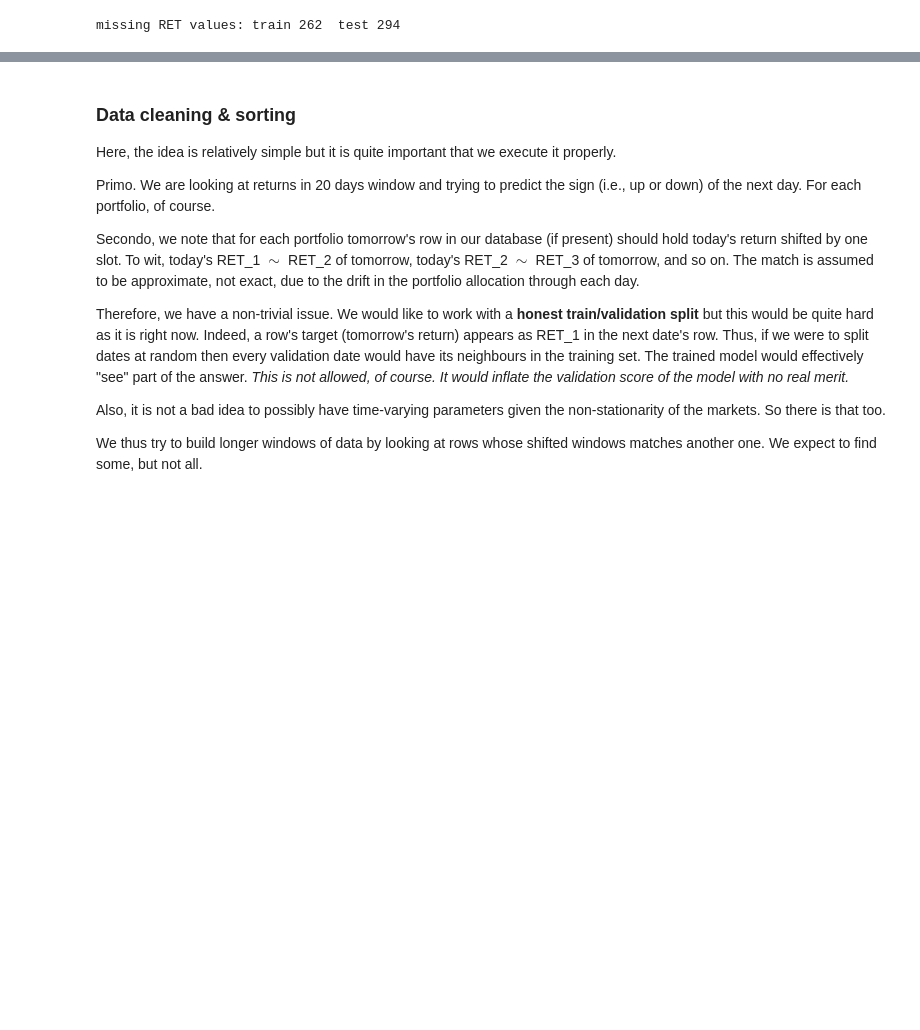
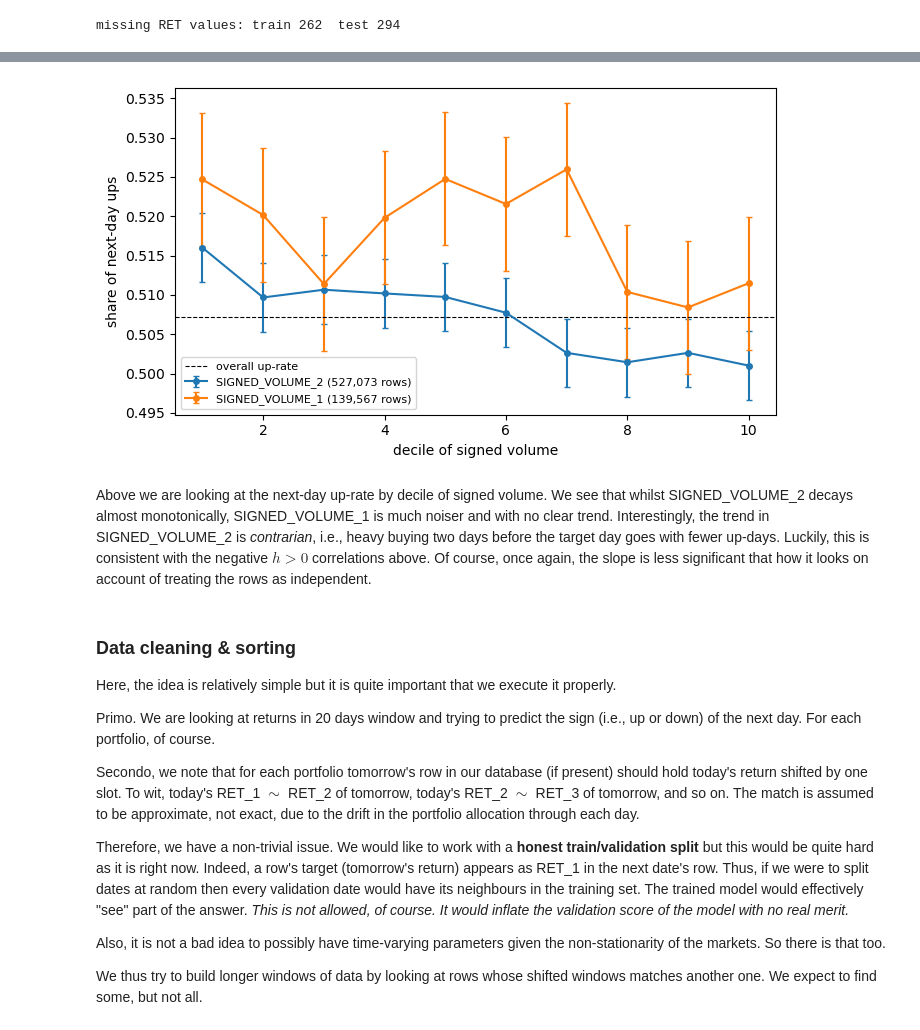
Before and after one commit to MarcoGaloppo/qrt-hierarchical-bayes, a Jupyter notebook: BaysianHierarchicalApproach.ipynb, the cells around one changed output, grey strips where cells are left out. Drawn from its saved outputs; the diff is of its cells as text; code cells hidden in the pictures; blank space fills up the shorter version.

```diff
--- a/BaysianHierarchicalApproach.ipynb
+++ b/BaysianHierarchicalApproach.ipynb
@@ -86,3 +189,20 @@ missing RET values: train 262  test 294
+# %%
+up = (X_train["target"] > 0).to_numpy()
+fig, ax = plt.subplots(figsize=(7, 4))
+for col, c in [("SIGNED_VOLUME_2", "tab:blue"), ("SIGNED_VOLUME_1", "tab:orange")]:
+    v = X_train[col]; ok = v.notna().to_numpy()
+    dec = pd.qcut(v[ok], 10, labels=False, duplicates="drop")
+    rate = pd.Series(up[ok]).groupby(dec.to_numpy()).mean()
+    n = pd.Series(up[ok]).groupby(dec.to_numpy()).size()
+    ax.errorbar(rate.index + 1, rate, yerr=2 * np.sqrt(rate * (1 - rate) / n), fmt="o-", ms=4,
+                capsize=2, color=c, label=f"{col} ({ok.sum():,} rows)")
+ax.axhline(up.mean(), color="k", lw=0.8, ls="--", label="overall up-rate")
+ax.set_xlabel("decile of signed volume")
+ax.set_ylabel("share of next-day ups"); ax.legend(fontsize=8); plt.tight_layout(); plt.show()
+# %% [output]
+[figure, added]
+# %% [markdown]
+Above we are looking at the next-day up-rate by decile of signed volume. We see that whilst SIGNED_VOLUME_2 decays almost monotonically, SIGNED_VOLUME_1 is much noiser and with no clear trend. Interestingly, the trend in SIGNED_VOLUME_2 is *contrarian*, i.e., heavy buying two days before the target day goes with fewer up-days. Luckily, this is consistent with the negative $h>0$ correlations above. Of course, once again, the slope is less significant that how it looks on account of treating the rows as independent.
 # %% [markdown]
 ### Data cleaning & sorting
 
```
Also changed, not shown: parts of 35 cells of this notebook.
